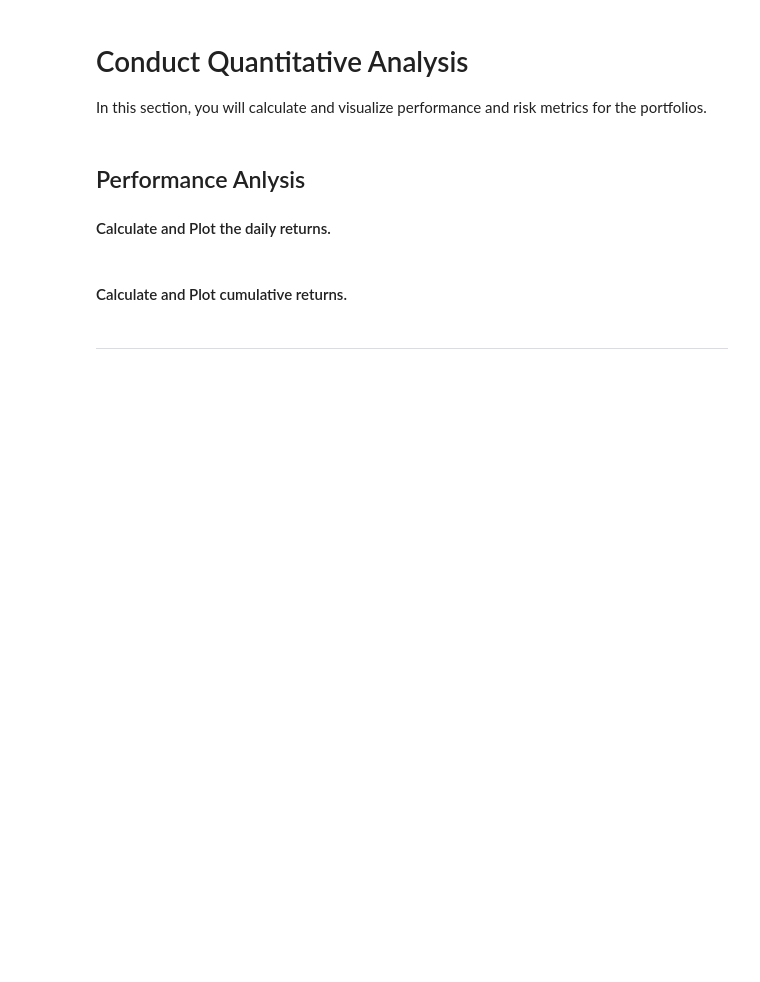
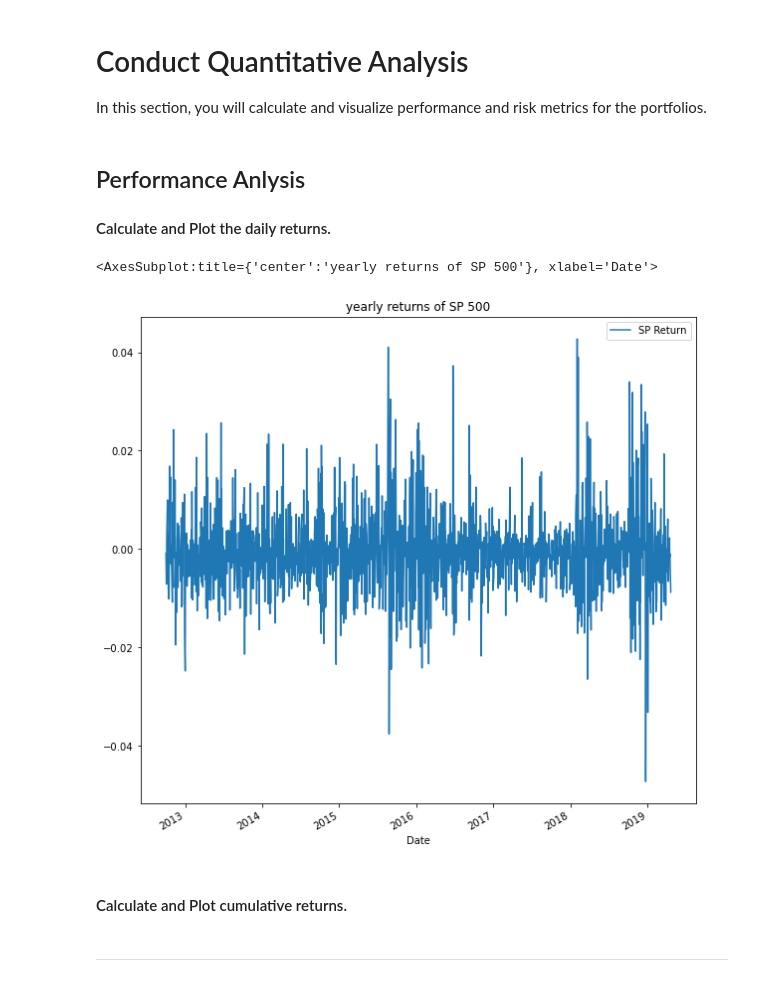
Before and after one commit to joeyh2/portfolio-analysis, a Jupyter notebook: whale_analysis.ipynb, the cells around one changed output. Drawn from its saved outputs; the diff is of its cells as text; code cells hidden in the pictures; blank space fills up the shorter version.

```diff
--- a/whale_analysis.ipynb
+++ b/whale_analysis.ipynb
@@ -199,6 +199,10 @@ In this section, you will calculate and visualize performance and risk metrics f
 #### Calculate and Plot the daily returns.
 # %%
 # Plot daily returns of all portfolios
+sp500_returns.plot(figsize = (10,10),title='yearly returns of SP 500')
+# %% [output]
+<AxesSubplot:title={'center':'yearly returns of SP 500'}, xlabel='Date'>
+[figure, added]
 # %% [markdown]
 #### Calculate and Plot cumulative returns.
 # %%
```
Also changed, not shown: parts of 1 cell of this notebook.
